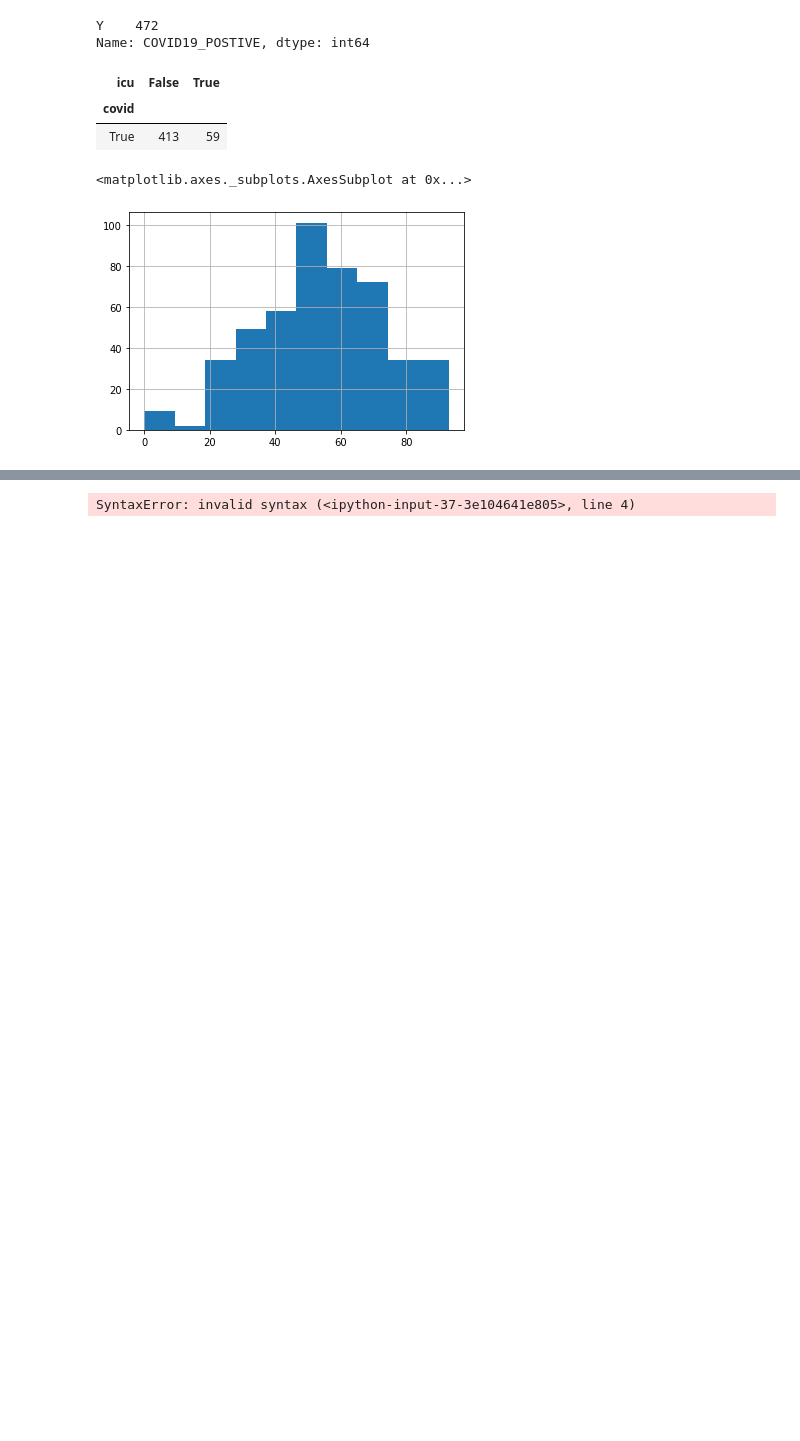
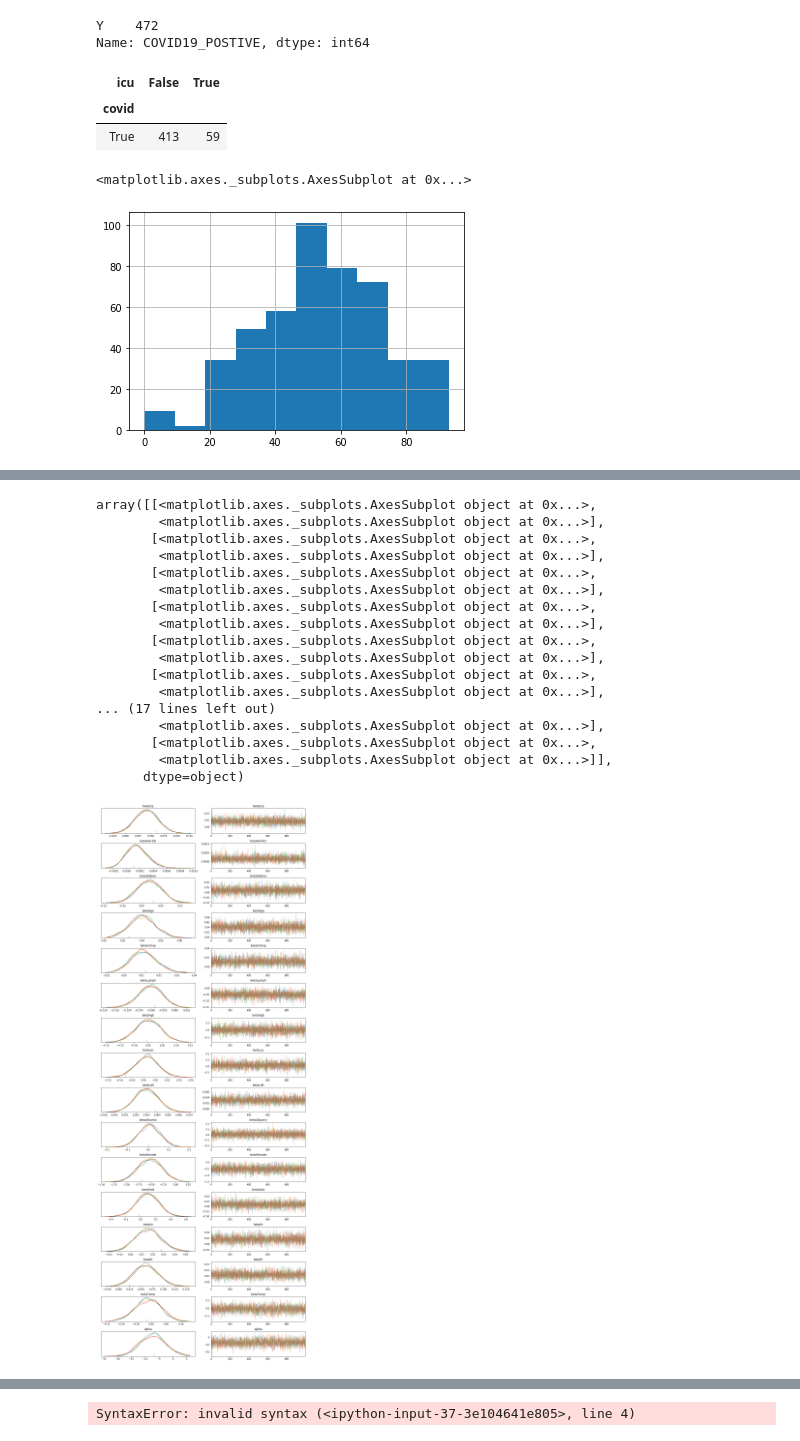
Before and after one commit to jburke5/edCovidRiskPrediction, a Jupyter notebook: buildModelFromUMDataNotebook.ipynb, the cells around one changed output, grey strips where cells are left out. Cells and saved outputs as stored; diff of their text form; code cells hidden in the pictures; blank space fills up the shorter version.

```diff
--- a/buildModelFromUMDataNotebook.ipynb
+++ b/buildModelFromUMDataNotebook.ipynb
@@ -96,4 +120,4 @@ rawData = rawData[['AGE_AT_VISIT_YRS', 'female', 'TRIAGE_SBP', 'TRIAGE_DBP', 'TR
                    'TRIAGE_TEMP', 'highFi02', 'ED_LAB_CRP', 'ED_LAB_DDIMER', 'ED_LAB_FERRITIN',
                    'ED_LAB_CBC_PLT', 'ED_LAB_CBC_LYM', 'ED_LAB_CMP_CR', 'ED_LAB_CMP_TBILI',
                    'ED_LAB_HSTROP0', 'ED_LAB_IL6', 'covid', 'icu', 'ED_LAB_CBC_HGB', 'ED_LAB_VBG_LAC',
-                   'ED_LAB_LDH', 'ED_LAB_CMP_ALB']]
+                   'ED_LAB_LDH', 'ED_LAB_CMP_ALB', 'MRN', 'PAT_ENC_CSN_ID']]
@@ -242,9 +297,0 @@ The acceptance probability does not match the target. It is 0.702118978089666, b
-# %%
-ppc = pm.sample_ppc(trace_ICU, model=logitICUWIthPriors, samples=500)
-modelData['posteriorProbabilities'] = ppc['y_1'].mean(axis=0)
-
-preds = np.rint(modelData['posteriorProbabilities']).astype('int')
-print(f'Accuracy: {accuracy_score(modelData.icu, preds):.3f}')
-print(f'f1 score: {f1_score(modelData.icu, preds):.3f}')
-roc = roc_auc_score(modelData.icu, modelData.posteriorProbabilities)
-print(f'ROC: {roc:.3f}')
@@ -422,0 +301,29 @@ modelCoefficients.loc[modelCoefficients.name=='rr']['p50'].values[0]
+# %%
+# primary outcome model
+with pm.Model() as logitPrimaryOutcome:
+    alpha = pm.Normal('alpha', mu=0, sd=10)
+    betaAge = pm.Normal('betaAge', mu=0.095, sd=0.05)
+    betaSofa = pm.Normal('betaSofa', mu=1.73, sd=0.5)
+    betaLymph = pm.Normal('betaLymph', mu=-1.66, sd=0.9)
+    betaFemale = pm.Normal('betaFemale', mu=-0.49, sd=0.3)
+
+
+    # dynamically setting the lab data and prior sothat we can do programatic ppcs on them
+    for factor in factorsWithoutPriors:
+        name = getBetaNameForLab(factor)
+        setattr(logitPrimaryOutcome, name, pm.Normal(name, mu=0, sd=0.05))
+        setattr(logitPrimaryOutcome, factor, pm.Data(factor, modelData[factor]))
+
+
+    # mu is the sum of hte cmponents with specified priors + those with pessimistic pirors that we defined
+    mu = alpha + betaAge * modelData.age + betaSofa * modelData.sofa + betaLymph * modelData.lymph + \
+        betaFemale * modelData.female
+
+    for factor  in factorsWithoutPriors:
+        mu += getattr(logitPrimaryOutcome, getBetaNameForLab(factor)) * getattr(logitPrimaryOutcome, factor)
+
+    θ = pm.Deterministic('θ', pm.math.sigmoid(mu))
+
+    y_1 = pm.Bernoulli('y_1', p=θ, observed=modelData.primaryOutcome)
+
+    tracePrimaryOutcome = pm.sample(1000, tune=3000, cores=4)
@@ -422,0 +563,23 @@ modelCoefficients.loc[modelCoefficients.name=='rr']['p50'].values[0]
+# %%
+az.plot_trace(tracePrimaryOutcome, var_names=['betaCrp', 'betaFerritin', 'betaDdimer', 'betaAge', 'betaHstrop',
+                                      'betaLymph', 'betaHgb', 'betaLac', 'betaLdh', 'betaAlbumin',
+                                    'betaFemale', 'betaSofa', 'betaHr', 'betaRr', 'betaTemp', 'alpha'])
+# %% [output]
+array([[<matplotlib.axes._subplots.AxesSubplot object at 0x...>,
+        <matplotlib.axes._subplots.AxesSubplot object at 0x...>],
+       [<matplotlib.axes._subplots.AxesSubplot object at 0x...>,
+        <matplotlib.axes._subplots.AxesSubplot object at 0x...>],
+       [<matplotlib.axes._subplots.AxesSubplot object at 0x...>,
+        <matplotlib.axes._subplots.AxesSubplot object at 0x...>],
+       [<matplotlib.axes._subplots.AxesSubplot object at 0x...>,
+        <matplotlib.axes._subplots.AxesSubplot object at 0x...>],
+       [<matplotlib.axes._subplots.AxesSubplot object at 0x...>,
+        <matplotlib.axes._subplots.AxesSubplot object at 0x...>],
+       [<matplotlib.axes._subplots.AxesSubplot object at 0x...>,
+        <matplotlib.axes._subplots.AxesSubplot object at 0x...>],
+... (17 lines left out)
+        <matplotlib.axes._subplots.AxesSubplot object at 0x...>],
+       [<matplotlib.axes._subplots.AxesSubplot object at 0x...>,
+        <matplotlib.axes._subplots.AxesSubplot object at 0x...>]],
+      dtype=object)
+[figure, added]
```
Also changed, not shown: parts of 64 cells of this notebook, 11 other files.
